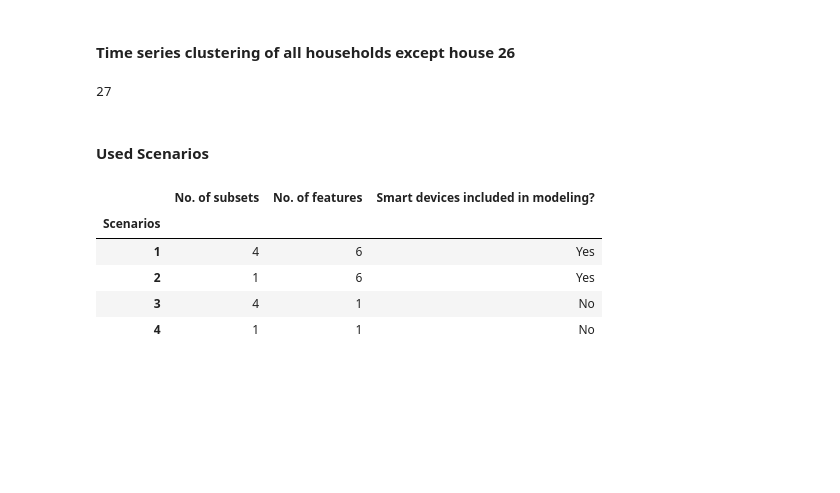
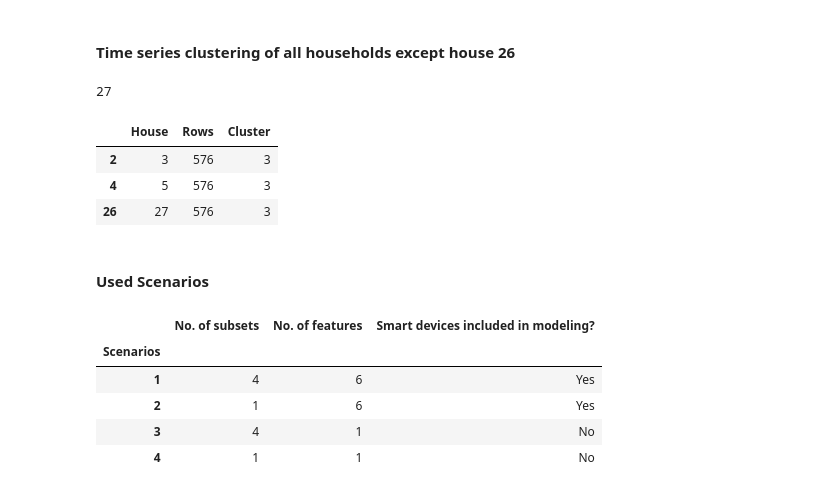
Before and after one commit to rishabhjain1997/Energy-Datasets, a Jupyter notebook: ML_modeling_test.ipynb, the cells around one changed output. Cells and saved outputs as stored; diff of their text form; code cells hidden in the pictures; blank space fills up the shorter version.

```diff
--- a/ML_modeling_test.ipynb
+++ b/ML_modeling_test.ipynb
@@ -254,3 +254,11 @@ clustered_df['Cluster'] = km_sdtw
+# %%
+#clustered_df = clustered_df[['House', 'Cluster']].set_index('House')
+clustered_df[clustered_df['Cluster'] == 3]
+# %% [output]
+|  | House | Rows | Cluster |
+| 2 | 3 | 576 | 3 |
+| 4 | 5 | 576 | 3 |
+| 26 | 27 | 576 | 3 |
 # %% [markdown]
 #### Used Scenarios
 # %%
```
Also changed, not shown: parts of 44 cells of this notebook, 41 other files.
